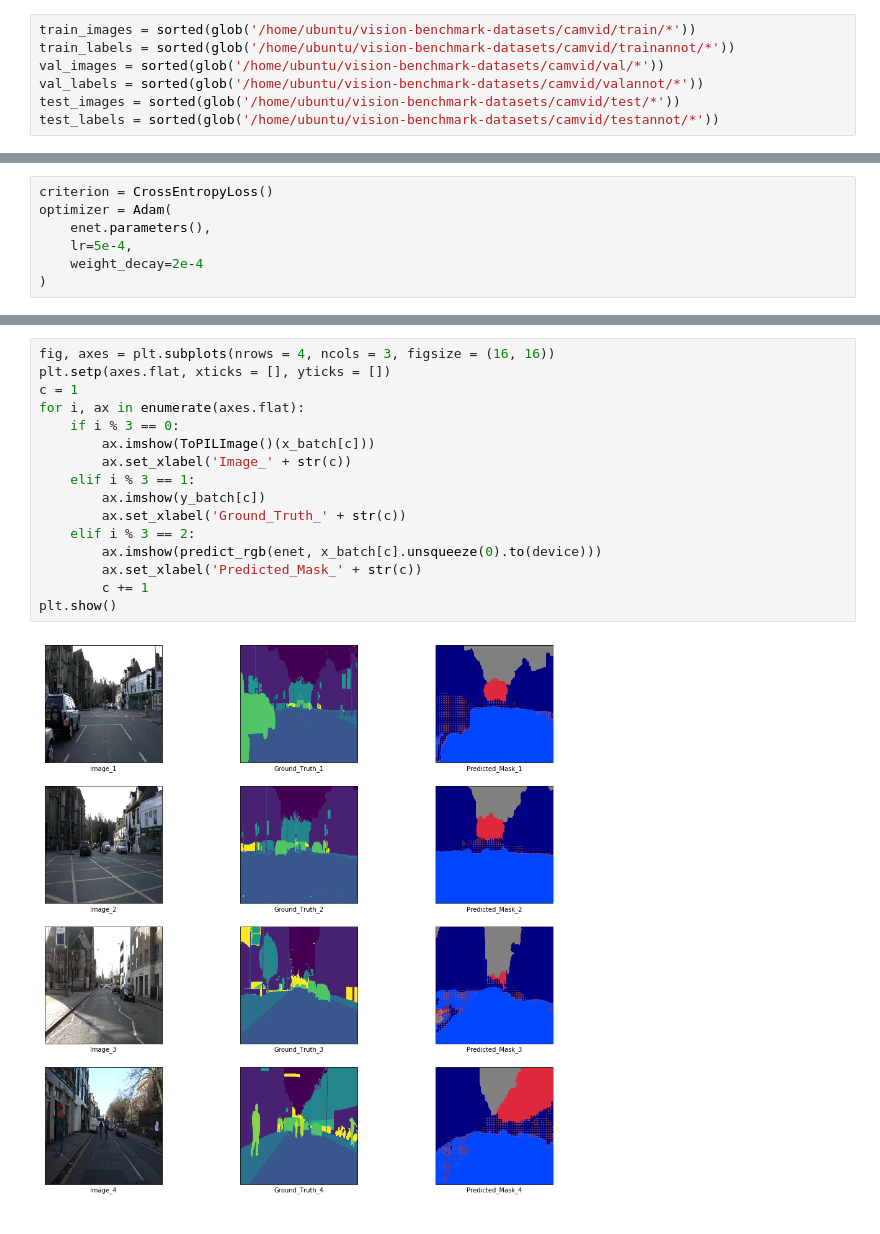
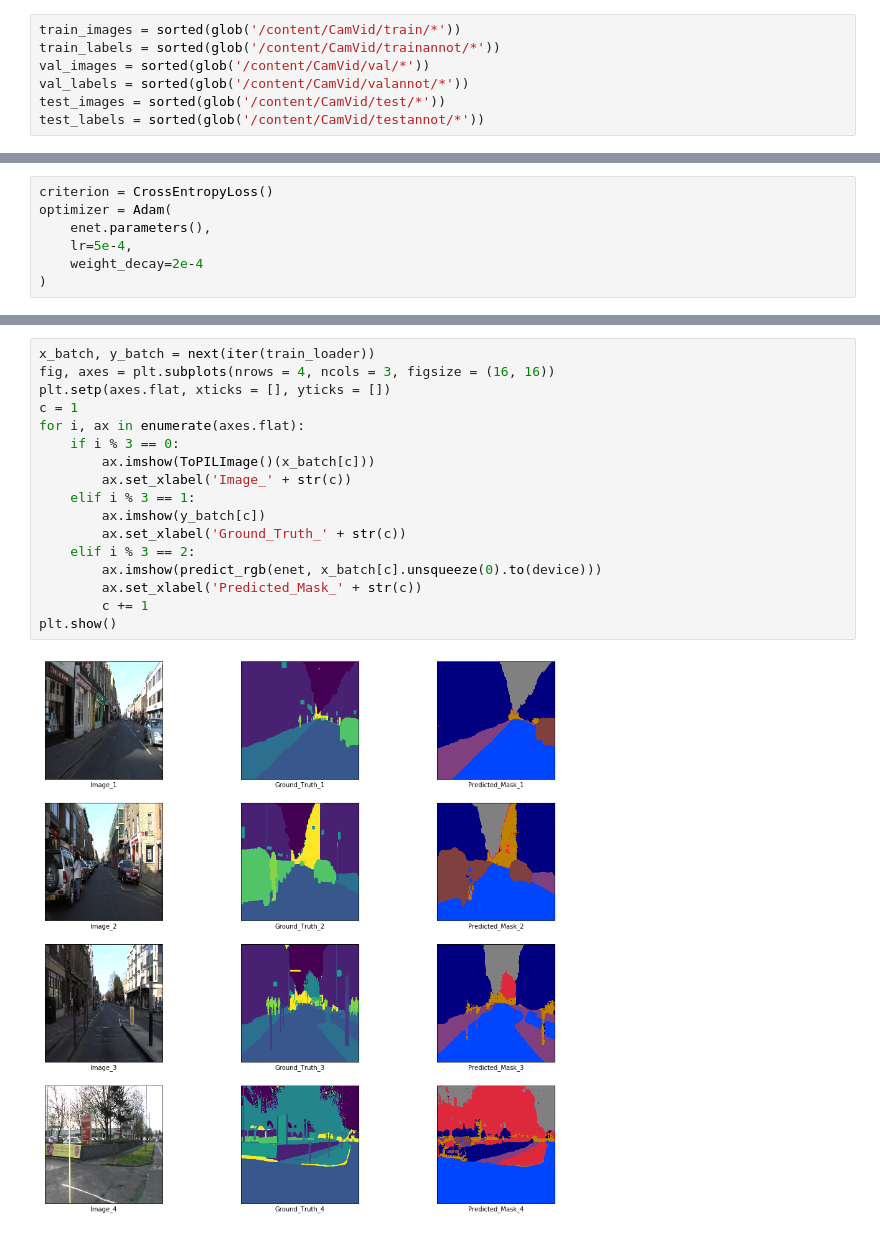
Before and after one commit to soumik12345/Enet, a Jupyter notebook: camvid_exp.ipynb, the cells around one changed output, grey strips where cells are left out. Drawn from its saved outputs; the diff is of its cells as text.

```diff
--- a/camvid_exp.ipynb
+++ b/camvid_exp.ipynb
@@ -16,12 +40,12 @@ print(device)
 # %% [output]
 cuda:0
 # %%
-train_images = sorted(glob('/home/ubuntu/vision-benchmark-datasets/camvid/train/*'))
-train_labels = sorted(glob('/home/ubuntu/vision-benchmark-datasets/camvid/trainannot/*'))
-val_images = sorted(glob('/home/ubuntu/vision-benchmark-datasets/camvid/val/*'))
-val_labels = sorted(glob('/home/ubuntu/vision-benchmark-datasets/camvid/valannot/*'))
-test_images = sorted(glob('/home/ubuntu/vision-benchmark-datasets/camvid/test/*'))
-test_labels = sorted(glob('/home/ubuntu/vision-benchmark-datasets/camvid/testannot/*'))
+train_images = sorted(glob('/content/CamVid/train/*'))
+train_labels = sorted(glob('/content/CamVid/trainannot/*'))
+val_images = sorted(glob('/content/CamVid/val/*'))
+val_labels = sorted(glob('/content/CamVid/valannot/*'))
+test_images = sorted(glob('/content/CamVid/test/*'))
+test_labels = sorted(glob('/content/CamVid/testannot/*'))
 # %%
 train_dataset = CamVidDataset(train_images, train_labels, 512, 512)
 val_dataset = CamVidDataset(val_images, val_labels, 512, 512)
@@ -107,18 +126,19 @@ plt.show()
 # %%
+x_batch, y_batch = next(iter(train_loader))
 fig, axes = plt.subplots(nrows = 4, ncols = 3, figsize = (16, 16))
 plt.setp(axes.flat, xticks = [], yticks = [])
 c = 1
 for i, ax in enumerate(axes.flat):
     if i % 3 == 0:
         ax.imshow(ToPILImage()(x_batch[c]))
         ax.set_xlabel('Image_' + str(c))
     elif i % 3 == 1:
         ax.imshow(y_batch[c])
         ax.set_xlabel('Ground_Truth_' + str(c))
     elif i % 3 == 2:
         ax.imshow(predict_rgb(enet, x_batch[c].unsqueeze(0).to(device)))
         ax.set_xlabel('Predicted_Mask_' + str(c))
         c += 1
 plt.show()
 # %% [output]
-[figure, old version]
+[figure, new version]
```
Also changed, not shown: parts of 7 cells of this notebook.
